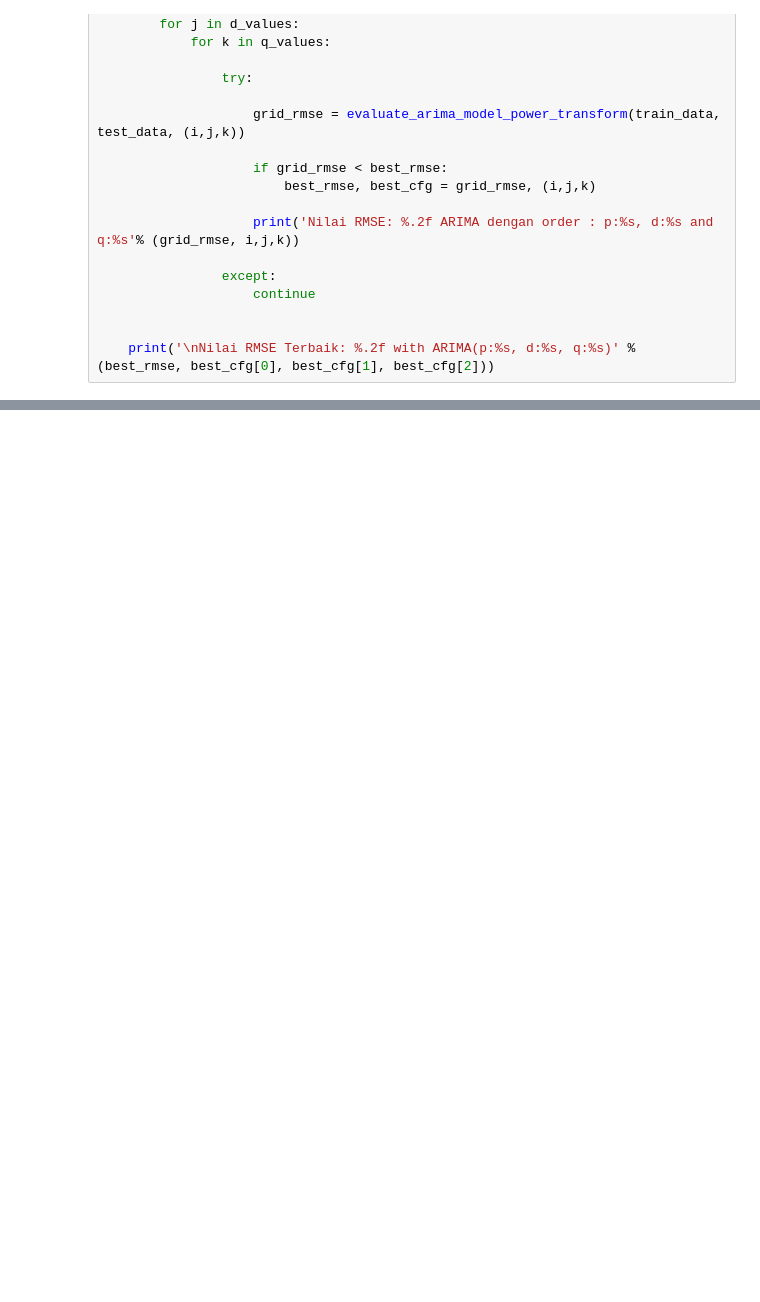
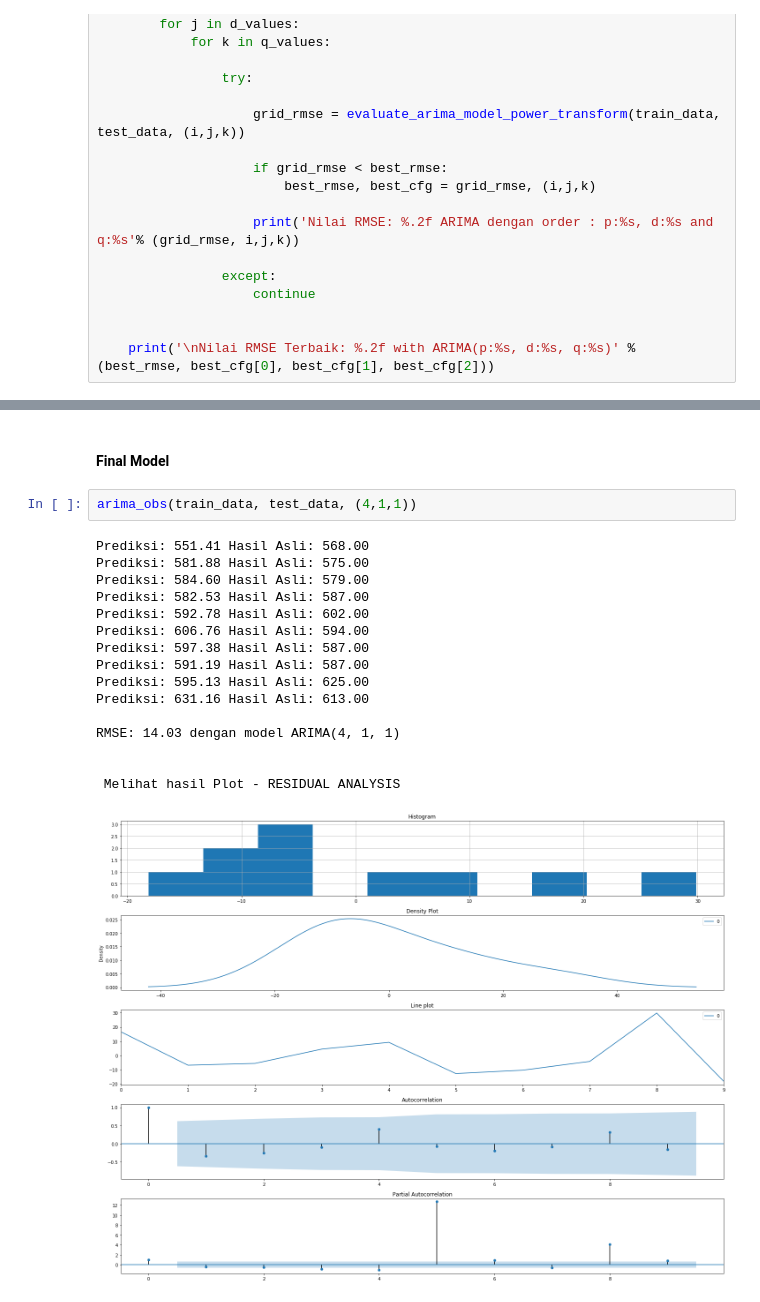
Before and after one commit to buildGather/Mid_Test_Andi_M_Isra, a Jupyter notebook: Baltimore/Use Case - Baltimore.ipynb, the cells around one changed output, grey strips where cells are left out. Drawn from its saved outputs; the diff is of its cells as text; blank space fills up the shorter version.

```diff
--- a/Baltimore/Use Case - Baltimore.ipynb
+++ b/Baltimore/Use Case - Baltimore.ipynb
@@ -332,0 +344,21 @@ Best RMSE: 13.94 with ARIMA(p:4, d:1, q:1)
+# %% [markdown]
+#### Final Model
+# %%
+arima_obs(train_data, test_data, (4,1,1))
+# %% [output]
+Prediksi: 551.41 Hasil Asli: 568.00
+Prediksi: 581.88 Hasil Asli: 575.00
+Prediksi: 584.60 Hasil Asli: 579.00
+Prediksi: 582.53 Hasil Asli: 587.00
+Prediksi: 592.78 Hasil Asli: 602.00
+Prediksi: 606.76 Hasil Asli: 594.00
+Prediksi: 597.38 Hasil Asli: 587.00
+Prediksi: 591.19 Hasil Asli: 587.00
+Prediksi: 595.13 Hasil Asli: 625.00
+Prediksi: 631.16 Hasil Asli: 613.00
+
+RMSE: 14.03 dengan model ARIMA(4, 1, 1)
+
+
+ Melihat hasil Plot - RESIDUAL ANALYSIS
+[figure, added]
```
Also changed, not shown: parts of 18 cells of this notebook.
